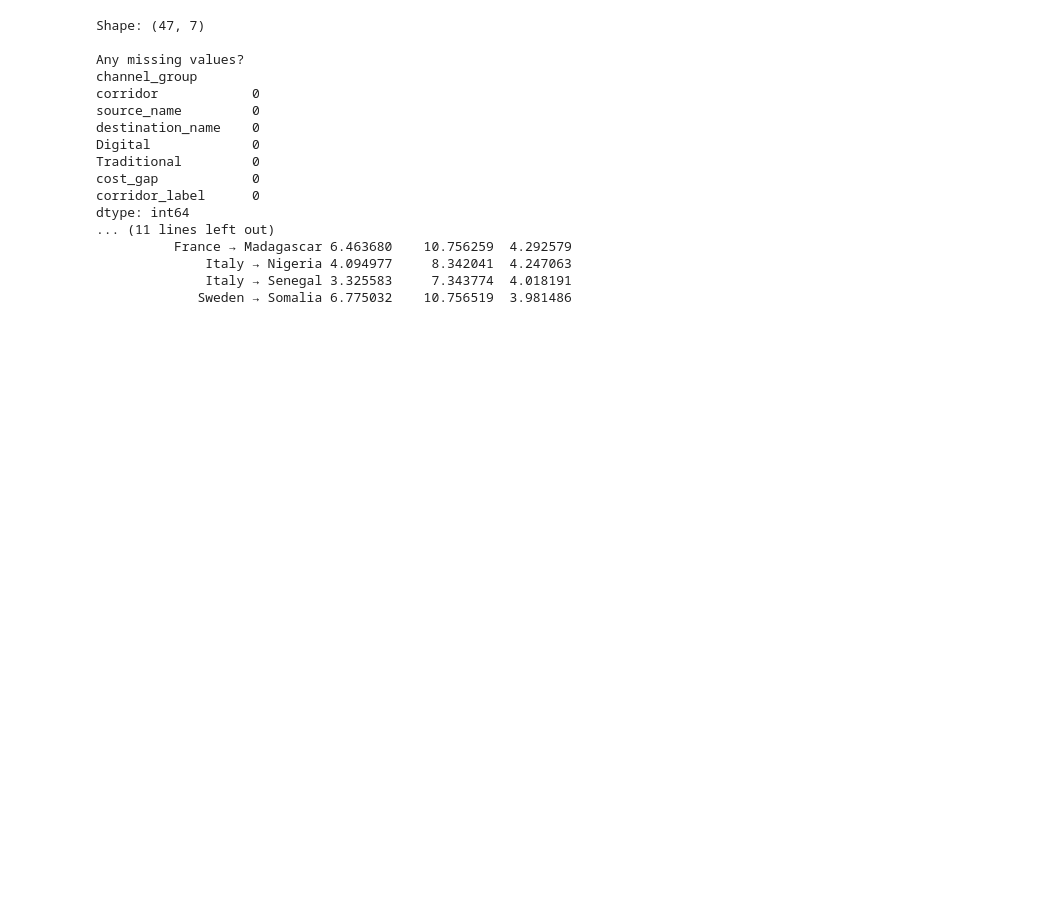
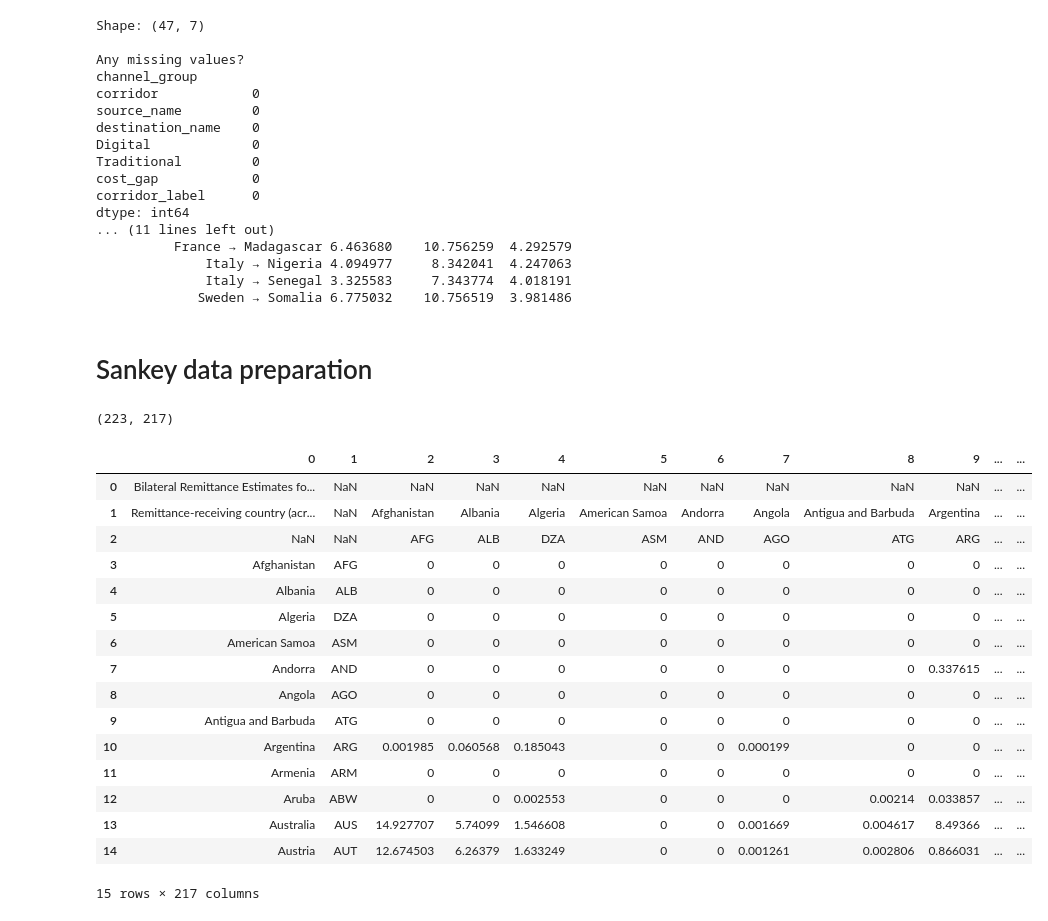
Before and after one commit to Tiana-Coker/eu-africa-remittance-viz, a Jupyter notebook: notebooks/01_data_understanding.ipynb, the cells around one changed output. Cells and saved outputs as stored; diff of their text form; code cells hidden in the pictures; blank space fills up the shorter version.

```diff
--- a/notebooks/01_data_understanding.ipynb
+++ b/notebooks/01_data_understanding.ipynb
@@ -982,3 +982,38 @@ dtype: int64
               Italy → Nigeria 4.094977     8.342041  4.247063
               Italy → Senegal 3.325583     7.343774  4.018191
              Sweden → Somalia 6.775032    10.756519  3.981486
+# %% [markdown]
+# Sankey data preparation
+# %%
+import pandas as pd
+
+# Load the KNOMAD bilateral remittance matrix
+knomad_file = "../data/Bilateralremittancematrix2018Oct2019.xlsx"
+
+df_knomad_raw = pd.read_excel(
+    knomad_file,
+    sheet_name="Bilateral Remittances 2018",
+    header=None
+)
+
+print(df_knomad_raw.shape)
+display(df_knomad_raw.head(15))
+# %% [output]
+(223, 217)
+|  | 0 | 1 | 2 | 3 | 4 | 5 | 6 | 7 | 8 | 9 | ... | ... |
+| 0 | Bilateral Remittance Estimates fo... | NaN | NaN | NaN | NaN | NaN | NaN | NaN | NaN | NaN | ... | ... |
+| 1 | Remittance-receiving country (acr... | NaN | Afghanistan | Albania | Algeria | American Samoa | Andorra | Angola | Antigua and Barbuda | Argentina | ... | ... |
+| 2 | NaN | NaN | AFG | ALB | DZA | ASM | AND | AGO | ATG | ARG | ... | ... |
+| 3 | Afghanistan | AFG | 0 | 0 | 0 | 0 | 0 | 0 | 0 | 0 | ... | ... |
+| 4 | Albania | ALB | 0 | 0 | 0 | 0 | 0 | 0 | 0 | 0 | ... | ... |
+| 5 | Algeria | DZA | 0 | 0 | 0 | 0 | 0 | 0 | 0 | 0 | ... | ... |
+| 6 | American Samoa | ASM | 0 | 0 | 0 | 0 | 0 | 0 | 0 | 0 | ... | ... |
+| 7 | Andorra | AND | 0 | 0 | 0 | 0 | 0 | 0 | 0 | 0.337615 | ... | ... |
+| 8 | Angola | AGO | 0 | 0 | 0 | 0 | 0 | 0 | 0 | 0 | ... | ... |
+| 9 | Antigua and Barbuda | ATG | 0 | 0 | 0 | 0 | 0 | 0 | 0 | 0 | ... | ... |
+| 10 | Argentina | ARG | 0.001985 | 0.060568 | 0.185043 | 0 | 0 | 0.000199 | 0 | 0 | ... | ... |
+| 11 | Armenia | ARM | 0 | 0 | 0 | 0 | 0 | 0 | 0 | 0 | ... | ... |
+| 12 | Aruba | ABW | 0 | 0 | 0.002553 | 0 | 0 | 0 | 0.00214 | 0.033857 | ... | ... |
+| 13 | Australia | AUS | 14.927707 | 5.74099 | 1.546608 | 0 | 0 | 0.001669 | 0.004617 | 8.49366 | ... | ... |
+| 14 | Austria | AUT | 12.674503 | 6.26379 | 1.633249 | 0 | 0 | 0.001261 | 0.002806 | 0.866031 | ... | ... |
+15 rows × 217 columns
```
Also changed, not shown: parts of 21 cells of this notebook.
